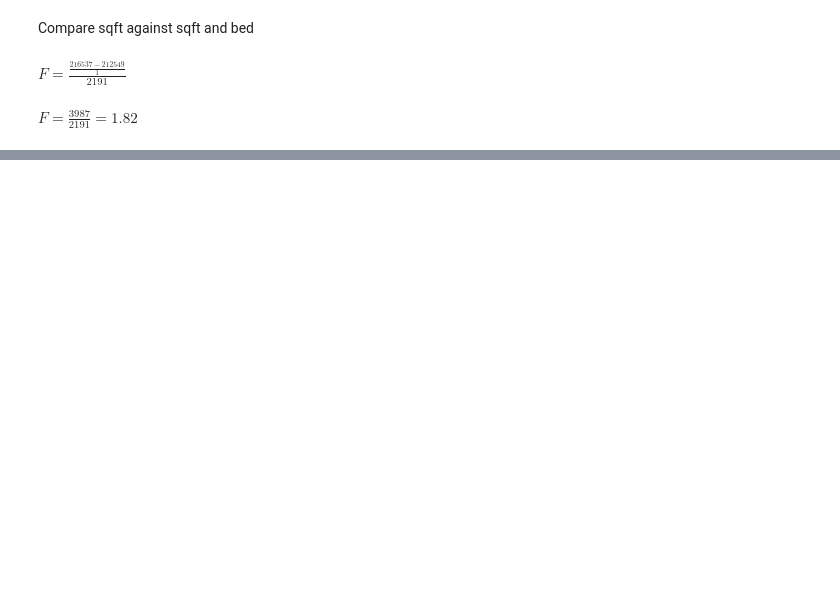
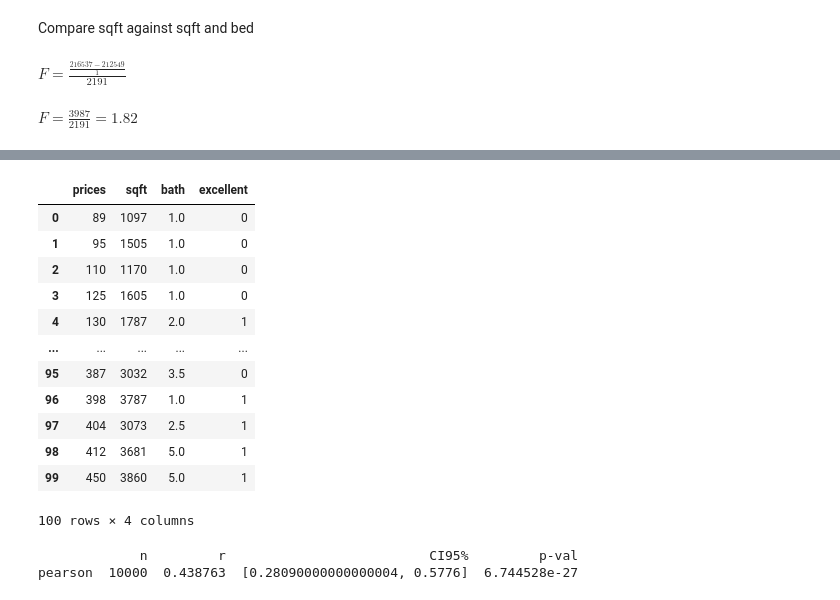
Before and after one commit to ndavido/Data_Analysis_Notes, a Jupyter notebook: House_problem.ipynb, the cells around one changed output, grey strips where cells are left out. Drawn from its saved outputs; the diff is of its cells as text; code cells hidden in the pictures; blank space fills up the shorter version.

```diff
--- a/House_problem.ipynb
+++ b/House_problem.ipynb
@@ -567,0 +837,2 @@ print(1-f.cdf(1.82, 1, 97))
+# %%
+all_data = list(zip(prices, sqft, bath, excellent))
@@ -567,0 +841,23 @@ print(1-f.cdf(1.82, 1, 97))
+# %%
+df = pd.DataFrame(all_data, columns = ["prices", "sqft", "bath", "excellent"])
+df
+# %% [output]
+|  | prices | sqft | bath | excellent |
+| 0 | 89 | 1097 | 1.0 | 0 |
+| 1 | 95 | 1505 | 1.0 | 0 |
+| 2 | 110 | 1170 | 1.0 | 0 |
+| 3 | 125 | 1605 | 1.0 | 0 |
+| 4 | 130 | 1787 | 2.0 | 1 |
+| ... | ... | ... | ... | ... |
+| 95 | 387 | 3032 | 3.5 | 0 |
+| 96 | 398 | 3787 | 1.0 | 1 |
+| 97 | 404 | 3073 | 2.5 | 1 |
+| 98 | 412 | 3681 | 5.0 | 1 |
+| 99 | 450 | 3860 | 5.0 | 1 |
+100 rows × 4 columns
+# %%
+pc = pg.partial_corr(data=df, x='prices', y='sqft', y_covar=['excellent'])
+print(pc**2)
+# %% [output]
+             n         r                          CI95%         p-val
+pearson  10000  0.438763  [0.28090000000000004, 0.5776]  6.744528e-27
```
Also changed, not shown: parts of 27 cells of this notebook.
